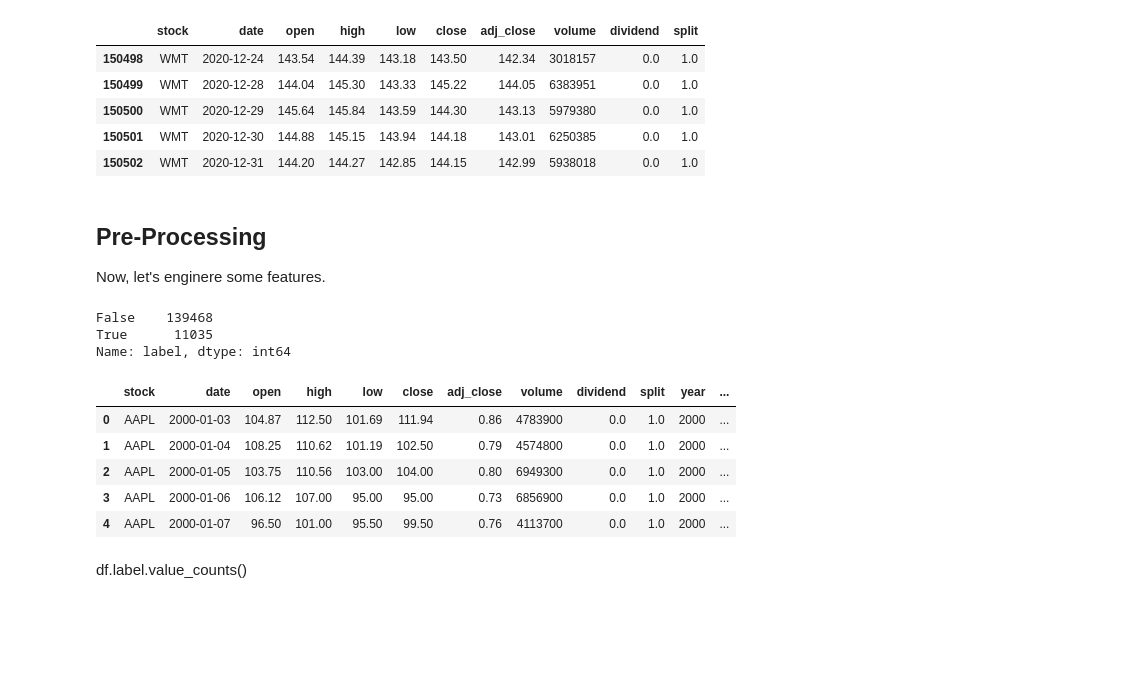
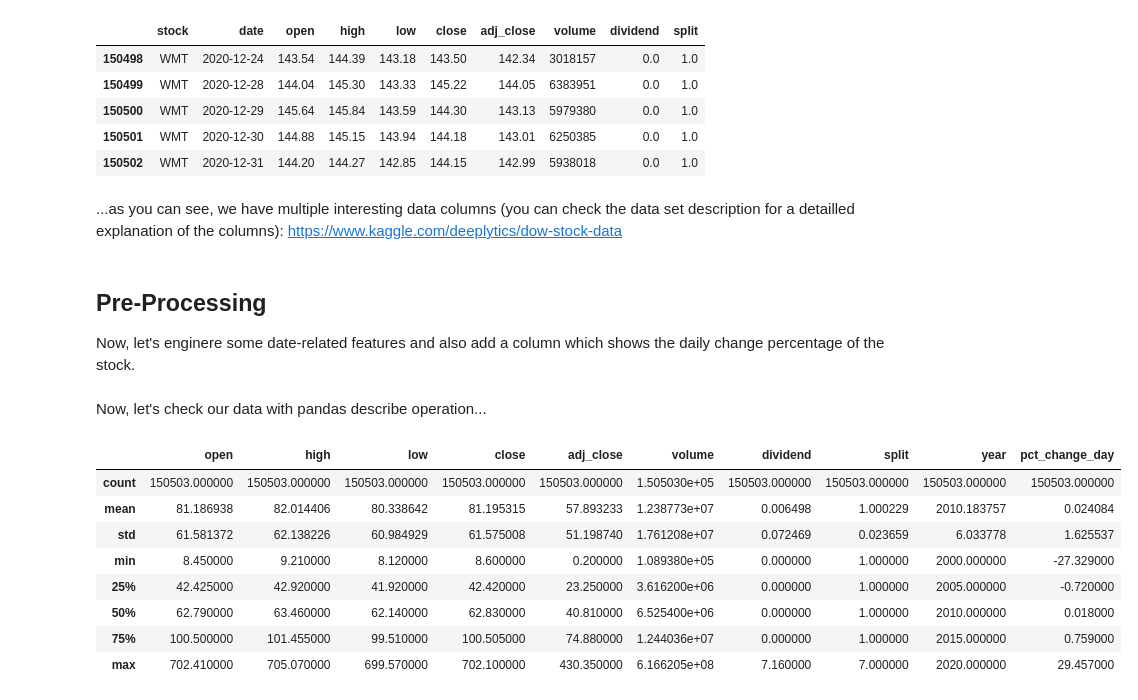
Before and after one commit to thg-muc/ml-labs, a Jupyter notebook: dow/dow_features_basic.ipynb, the cells around one changed output. Saved outputs shown, nothing was run; the diff lists cells and outputs as text; code cells hidden in the pictures; blank space fills up the shorter version.

```diff
--- a/dow/dow_features_basic.ipynb
+++ b/dow/dow_features_basic.ipynb
@@ -10,12 +10,12 @@ In the first step, let's load the data and have a look.
 # Import libs...
 import pandas as pd
 import seaborn as sns
+import matplotlib.pyplot as plt
 # ... and set variables
-DATA_PATH = './data/preprocessed/'
-FILE_NAME = 'dow_historic_2000_2020.csv'
+FILE_LOCATION = './data/preprocessed/dow_historic_2000_2020.csv'
 # %%
 # Read dataframe and show last couple of rows...
-df = pd.read_csv(DATA_PATH + FILE_NAME)
+df = pd.read_csv(FILE_LOCATION)
 df.tail()
 # %% [output]
 |  | stock | date | open | high | low | close | adj_close | volume | dividend | split |
@@ -24,12 +24,14 @@ df.tail()
 | 150500 | WMT | 2020-12-29 | 145.64 | 145.84 | 143.59 | 144.30 | 143.13 | 5979380 | 0.0 | 1.0 |
 | 150501 | WMT | 2020-12-30 | 144.88 | 145.15 | 143.94 | 144.18 | 143.01 | 6250385 | 0.0 | 1.0 |
 | 150502 | WMT | 2020-12-31 | 144.20 | 144.27 | 142.85 | 144.15 | 142.99 | 5938018 | 0.0 | 1.0 |
+# %% [markdown]
+...as you can see, we have multiple interesting data columns (you can check the data set description for a detailled explanation of the columns): <https://www.kaggle.com/deeplytics/dow-stock-data>
 # %% [markdown]
 ## Pre-Processing
 
-Now, let's enginere some features.
+Now, let's enginere some date-related features and also add a column which shows the daily change percentage of the stock.
 # %%
-# Engineer some basic features
+# Engineer some basic features...
 # Convert date to datetime format
 df.date = pd.to_datetime(df.date)
 # Add year
@@ -39,21 +41,18 @@ df['month'] = df.date.dt.month_name().str[0:3]
 # Add weekday
 df['day_of_week'] = df.date.dt.day_name()
 # Calculate the stock movement on a given day
-df['pct_change_day'] = round((df.close / df.open - 1) * 100, 2)
-# Create a categorical label out of the stock movements per day (in this case: label = 1 if movement >= 2%)
-df['label'] = df['pct_change_day'] >= 2
+df['pct_change_day'] = round((df.close / df.open - 1) * 100, 3)
-# %% [output]
-False    139468
-True      11035
-Name: label, dtype: int64
+# %% [markdown]
+Now, let's check our data with pandas describe operation...
 # %%
-df.head()
+df.describe()
 # %% [output]
-|  | stock | date | open | high | low | close | adj_close | volume | dividend | split | year | ... |
-| 0 | AAPL | 2000-01-03 | 104.87 | 112.50 | 101.69 | 111.94 | 0.86 | 4783900 | 0.0 | 1.0 | 2000 | ... |
-| 1 | AAPL | 2000-01-04 | 108.25 | 110.62 | 101.19 | 102.50 | 0.79 | 4574800 | 0.0 | 1.0 | 2000 | ... |
-| 2 | AAPL | 2000-01-05 | 103.75 | 110.56 | 103.00 | 104.00 | 0.80 | 6949300 | 0.0 | 1.0 | 2000 | ... |
-| 3 | AAPL | 2000-01-06 | 106.12 | 107.00 | 95.00 | 95.00 | 0.73 | 6856900 | 0.0 | 1.0 | 2000 | ... |
-| 4 | AAPL | 2000-01-07 | 96.50 | 101.00 | 95.50 | 99.50 | 0.76 | 4113700 | 0.0 | 1.0 | 2000 | ... |
+|  | open | high | low | close | adj_close | volume | dividend | split | year | pct_change_day |
+| count | 150503.000000 | 150503.000000 | 150503.000000 | 150503.000000 | 150503.000000 | 1.505030e+05 | 150503.000000 | 150503.000000 | 150503.000000 | 150503.000000 |
+| mean | 81.186938 | 82.014406 | 80.338642 | 81.195315 | 57.893233 | 1.238773e+07 | 0.006498 | 1.000229 | 2010.183757 | 0.024084 |
+| std | 61.581372 | 62.138226 | 60.984929 | 61.575008 | 51.198740 | 1.761208e+07 | 0.072469 | 0.023659 | 6.033778 | 1.625537 |
+| min | 8.450000 | 9.210000 | 8.120000 | 8.600000 | 0.200000 | 1.089380e+05 | 0.000000 | 1.000000 | 2000.000000 | -27.329000 |
+| 25% | 42.425000 | 42.920000 | 41.920000 | 42.420000 | 23.250000 | 3.616200e+06 | 0.000000 | 1.000000 | 2005.000000 | -0.720000 |
+| 50% | 62.790000 | 63.460000 | 62.140000 | 62.830000 | 40.810000 | 6.525400e+06 | 0.000000 | 1.000000 | 2010.000000 | 0.018000 |
+| 75% | 100.500000 | 101.455000 | 99.510000 | 100.505000 | 74.880000 | 1.244036e+07 | 0.000000 | 1.000000 | 2015.000000 | 0.759000 |
+| max | 702.410000 | 705.070000 | 699.570000 | 702.100000 | 430.350000 | 6.166205e+08 | 7.160000 | 7.000000 | 2020.000000 | 29.457000 |
-# %% [markdown]
-df.label.value_counts()
```
Also changed, not shown: parts of 10 cells of this notebook.
